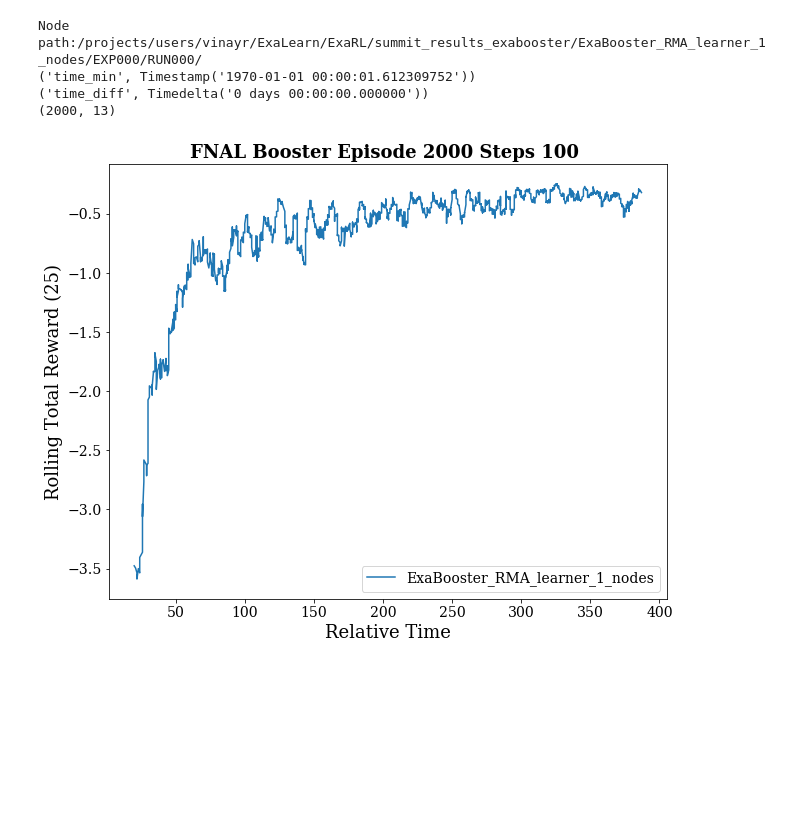
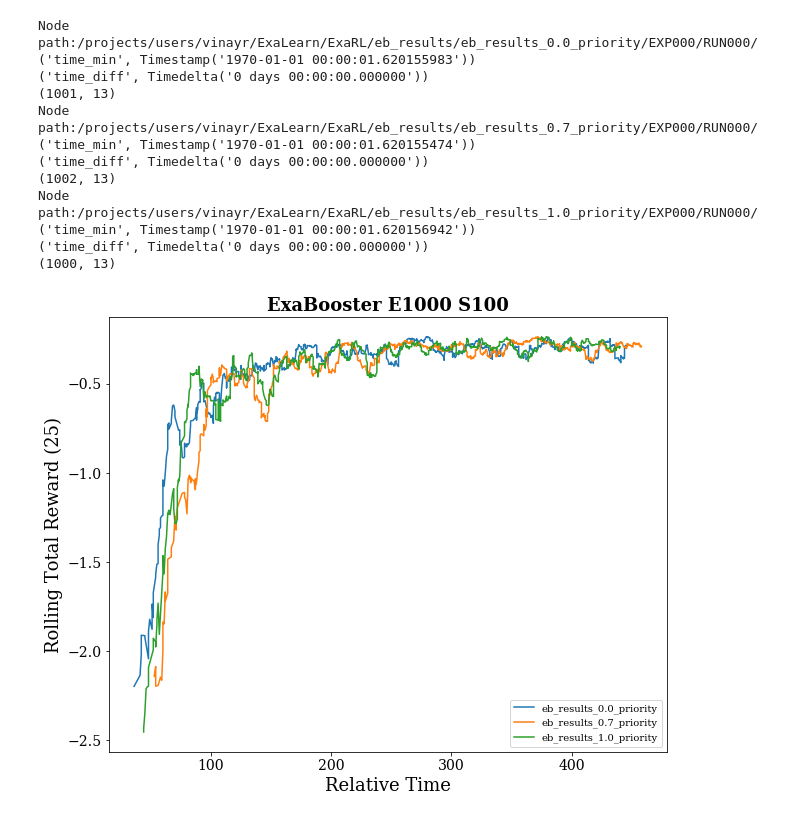
Before and after one commit to exalearn/EXARL, a Jupyter notebook: notebooks/RewardComparisonFNAL-Summit.ipynb, the cells around one changed output. Drawn from its saved outputs; the diff is of its cells as text; code cells hidden in the pictures; blank space fills up the shorter version.

```diff
--- a/notebooks/RewardComparisonFNAL-Summit.ipynb
+++ b/notebooks/RewardComparisonFNAL-Summit.ipynb
@@ -59,35 +59,42 @@ def save_reward_plot(results_dir):
 # %%
 rolling_setting=25
 fig,ax = plt.subplots(1, 1,figsize=(10,8))
-plt.title('FNAL Booster Episode 2000 Steps 100 ')
+plt.title('ExaBooster E1000 S100')
 
-base_dir = '/projects/users/vinayr/ExaLearn/ExaRL/summit_results_exabooster/'
-nodes_dir = ['ExaBooster_RMA_learner_1_nodes', 'ExaBooster_RMA_learner_4_nodes']
+base_dir = '/projects/users/vinayr/ExaLearn/ExaRL/eb_results/'
+nodes_dir = ['eb_results_0.0_priority', 'eb_results_0.7_priority', 'eb_results_1.0_priority']
 
-# base_dir = '/Users/schr476/Repositories/ExaRL/'
-# nodes_dir = ['rma3_results_v1','rma6_results_v1']
 
 episodes_per_nodes = []
 for node_dir in nodes_dir:
     current_dir =base_dir+node_dir+'/EXP000/RUN000/'
+    # current_dir =base_dir+node_dir
     print('Node path:{}'.format(current_dir))
     merged_df = save_reward_plot(current_dir)
     merged_df['total_reward_roll'] = merged_df['total_reward'].rolling(rolling_setting).mean()
     print((merged_df.shape))
     #merged_df = merged_df.cummax()
     plt.plot(merged_df['rel_time'],merged_df['total_reward_roll'], label='{}'.format(node_dir))
     episodes_per_nodes.append(len(merged_df))
 
 #print(merged_df.head(5))
 plt.xlabel('Relative Time')
 plt.ylabel('Rolling Total Reward ({})'.format(rolling_setting))
 #plt.xlim(00,2500)
 #plt.ylim(-20,0)
 plt.legend(loc="lower right")
 plt.show()
 # %% [output]
-Node path:/projects/users/vinayr/ExaLearn/ExaRL/summit_results_exabooster/ExaBooster_RMA_learner_1_nodes/EXP000/RUN000/
-('time_min', Timestamp('1970-01-01 00:00:01.612309752'))
+Node path:/projects/users/vinayr/ExaLearn/ExaRL/eb_results/eb_results_0.0_priority/EXP000/RUN000/
+('time_min', Timestamp('1970-01-01 00:00:01.620155983'))
 ('time_diff', Timedelta('0 days 00:00:00.000000'))
-(2000, 13)
+(1001, 13)
+Node path:/projects/users/vinayr/ExaLearn/ExaRL/eb_results/eb_results_0.7_priority/EXP000/RUN000/
+('time_min', Timestamp('1970-01-01 00:00:01.620155474'))
+('time_diff', Timedelta('0 days 00:00:00.000000'))
+(1002, 13)
+Node path:/projects/users/vinayr/ExaLearn/ExaRL/eb_results/eb_results_1.0_priority/EXP000/RUN000/
+('time_min', Timestamp('1970-01-01 00:00:01.620156942'))
+('time_diff', Timedelta('0 days 00:00:00.000000'))
+(1000, 13)
-[figure, old version]
+[figure, new version]
```
